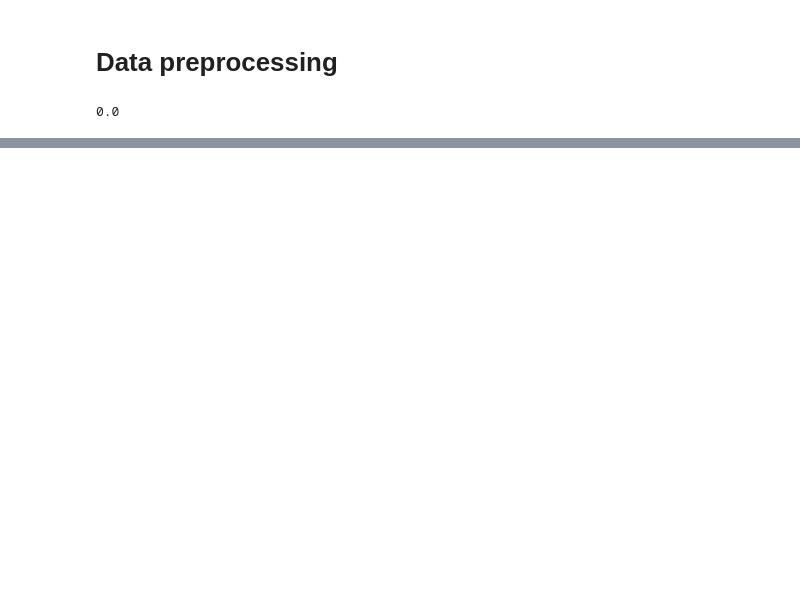
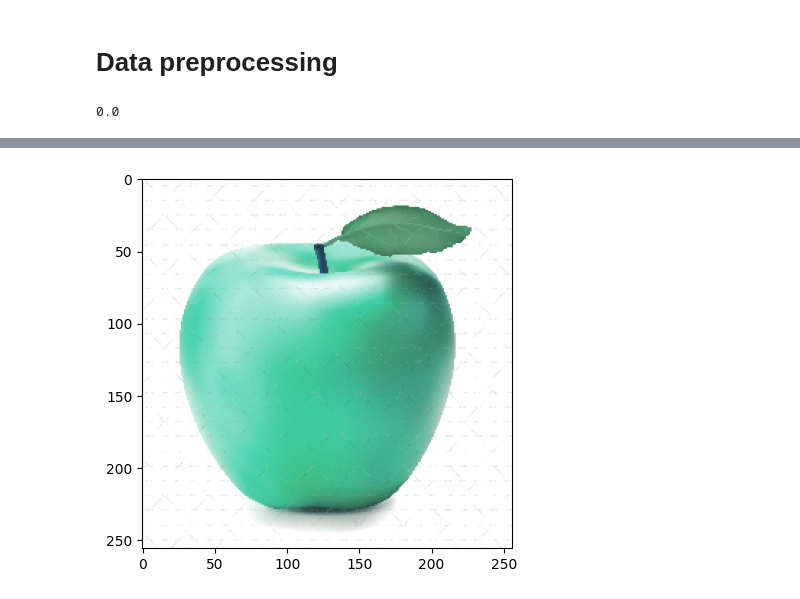
Before and after one commit to JurijJusel/Image, a Jupyter notebook: CNN_model.ipynb, the cells around one changed output, grey strips where cells are left out. Cells and saved outputs as stored; diff of their text form; code cells hidden in the pictures; blank space fills up the shorter version.

```diff
--- a/CNN_model.ipynb
+++ b/CNN_model.ipynb
@@ -131,0 +201,6 @@ _________________________________________________________________
+# %%
+img_resize = cv2.resize(img_read, (256, 256))
+plt.imshow(img_resize)
+plt.show()
+# %% [output]
+[figure, added]
```
Also changed, not shown: parts of 36 cells of this notebook.
